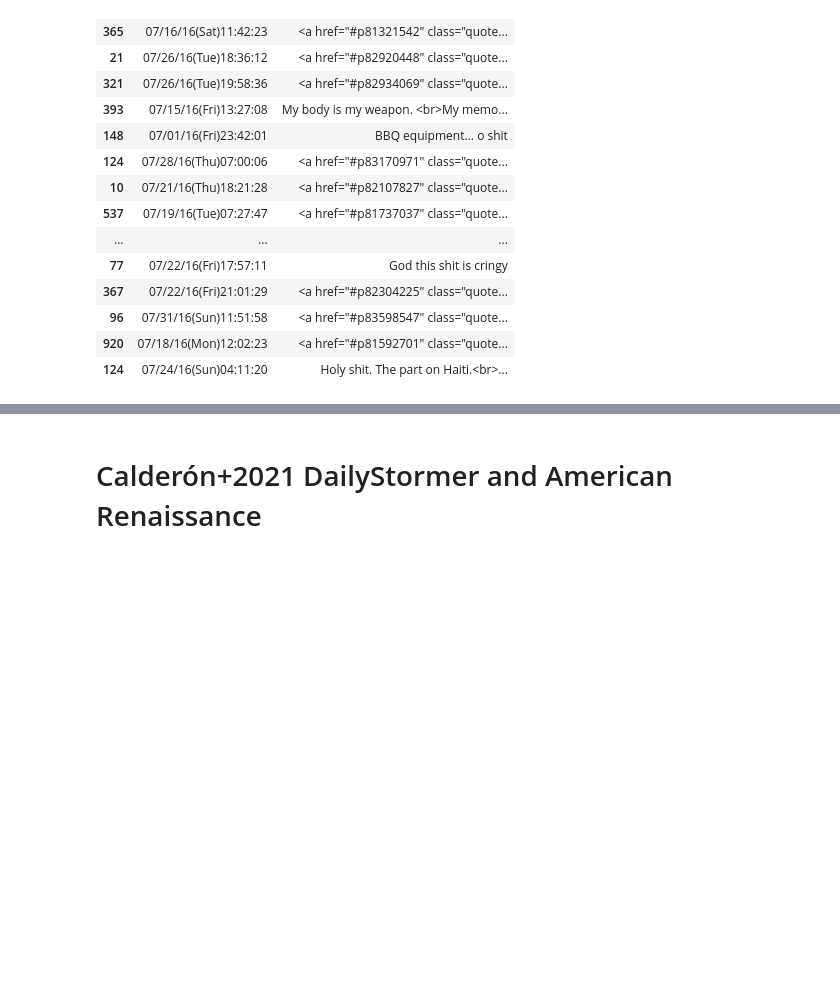
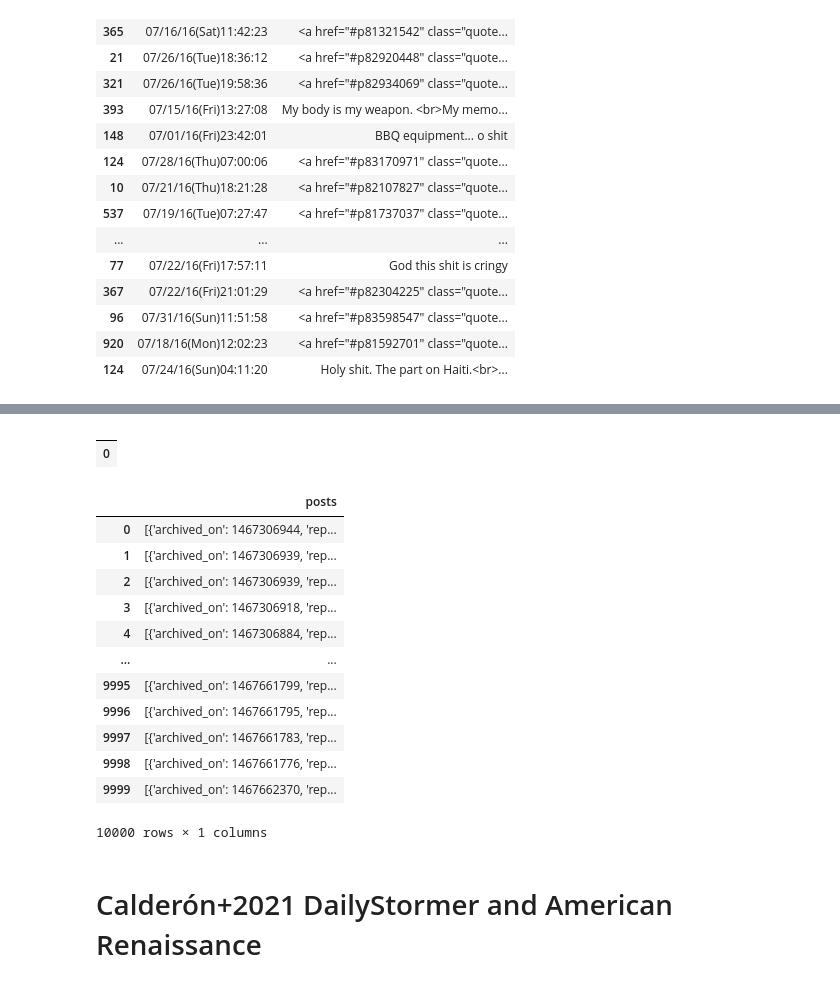
Before and after one commit to michaelmilleryoder/white_supremacist_lang, a Jupyter notebook: jupyter/ws_data_datasets.ipynb, the cells around one changed output, grey strips where cells are left out. Drawn from its saved outputs; the diff is of its cells as text; code cells hidden in the pictures; blank space fills up the shorter version.

```diff
--- a/jupyter/ws_data_datasets.ipynb
+++ b/jupyter/ws_data_datasets.ipynb
@@ -1992,3 +2210,25 @@ posts[['now', 'com']].sample(30)
+# %%
+lines = pd.read_json(fpath, lines=True, nrows=10000)
+pd.json_normalize(lines)
+# %% [output]
+|  |
+| 0 |
+# %%
+lines
+# %% [output]
+|  | posts |
+| 0 | [{'archived_on': 1467306944, 'rep... |
+| 1 | [{'archived_on': 1467306939, 'rep... |
+| 2 | [{'archived_on': 1467306939, 'rep... |
+| 3 | [{'archived_on': 1467306918, 'rep... |
+| 4 | [{'archived_on': 1467306884, 'rep... |
+| ... | ... |
+| 9995 | [{'archived_on': 1467661799, 'rep... |
+| 9996 | [{'archived_on': 1467661795, 'rep... |
+| 9997 | [{'archived_on': 1467661783, 'rep... |
+| 9998 | [{'archived_on': 1467661776, 'rep... |
+| 9999 | [{'archived_on': 1467662370, 'rep... |
+10000 rows × 1 columns
 # %% [markdown]
 # Calderón+2021 DailyStormer and American Renaissance
 # %%
```
Also changed, not shown: parts of 15 cells of this notebook, 1 other file.
